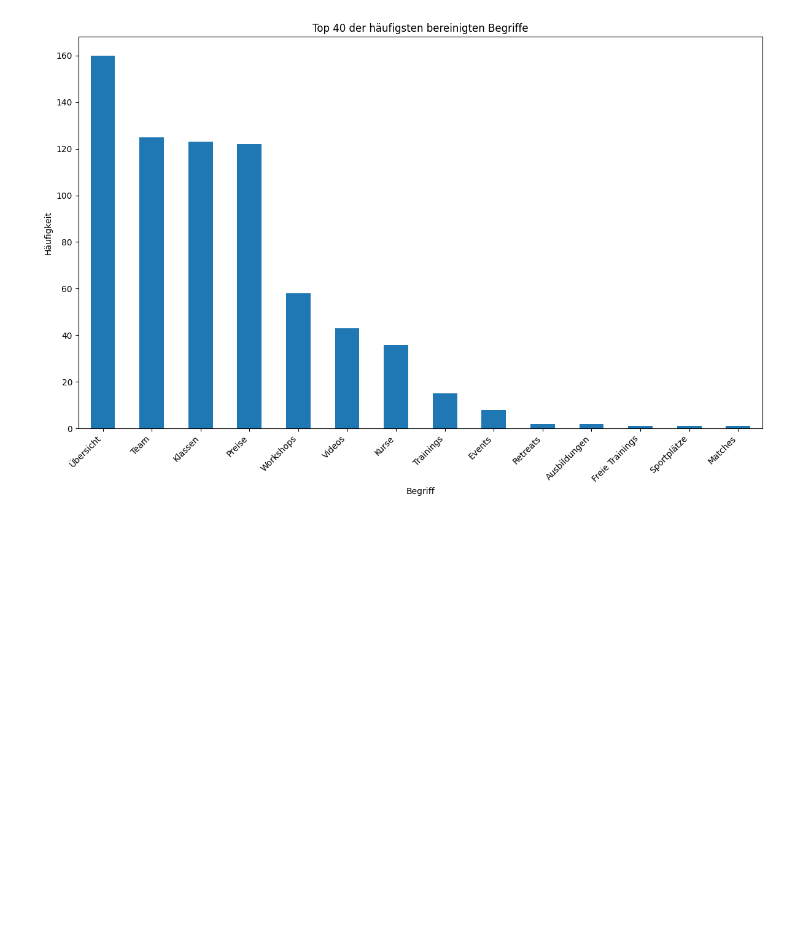
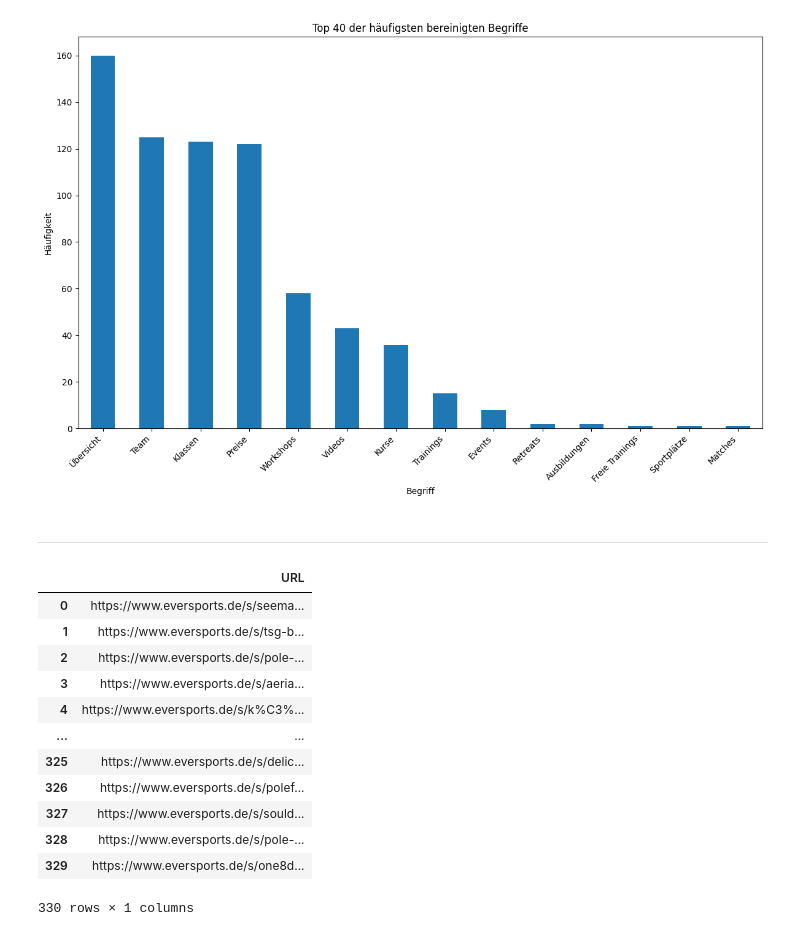
Before and after one commit to hamudal/Hall_of_Pole_Scraper_V6, a Jupyter notebook: Scraper_V6/Exploration.ipynb, the cells around one changed output. Saved outputs shown, nothing was run; the diff lists cells and outputs as text; code cells hidden in the pictures; blank space fills up the shorter version.

```diff
--- a/Scraper_V6/Exploration.ipynb
+++ b/Scraper_V6/Exploration.ipynb
@@ -138,3 +138,27 @@ plt.tight_layout()
 plt.show()
 # %% [output]
 [figure]
+# %% [markdown]
+---
+# %%
+urls_didi = pd.read_csv("result_urls_S.csv")
+urls_mo = pd.read_csv("your_output_file.csv")
+# %%
+urls_didi.drop(columns= "Unnamed: 0", inplace=True)
+urls_mo.drop(columns= "Unnamed: 0", inplace=True)
+# %%
+urls_didi
+# %% [output]
+|  | URL |
+| 0 | https://www.eversports.de/s/seema... |
+| 1 | https://www.eversports.de/s/tsg-b... |
+| 2 | https://www.eversports.de/s/pole-... |
+| 3 | https://www.eversports.de/s/aeria... |
+| 4 | https://www.eversports.de/s/k%C3%... |
+| ... | ... |
+| 325 | https://www.eversports.de/s/delic... |
+| 326 | https://www.eversports.de/s/polef... |
+| 327 | https://www.eversports.de/s/sould... |
+| 328 | https://www.eversports.de/s/pole-... |
+| 329 | https://www.eversports.de/s/one8d... |
+330 rows × 1 columns
```
Also changed, not shown: parts of 6 cells of this notebook, 6 other files.
